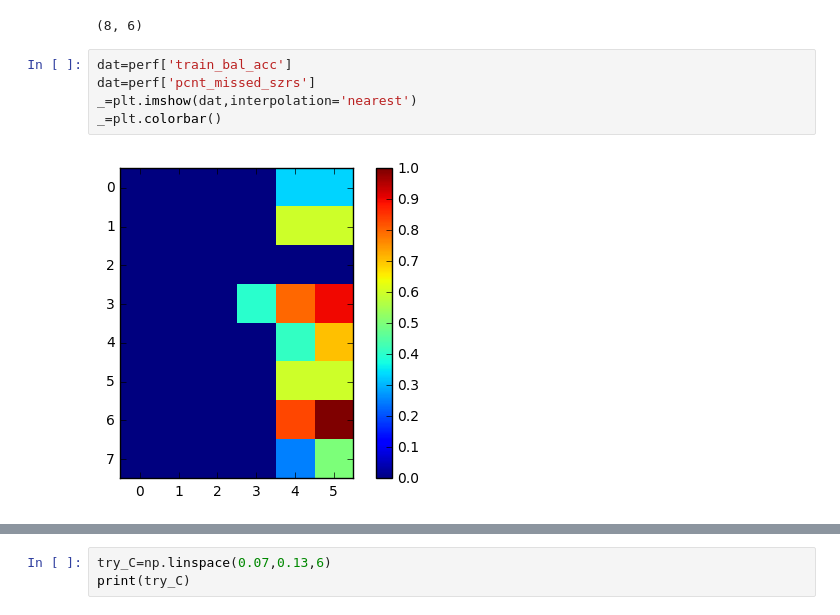
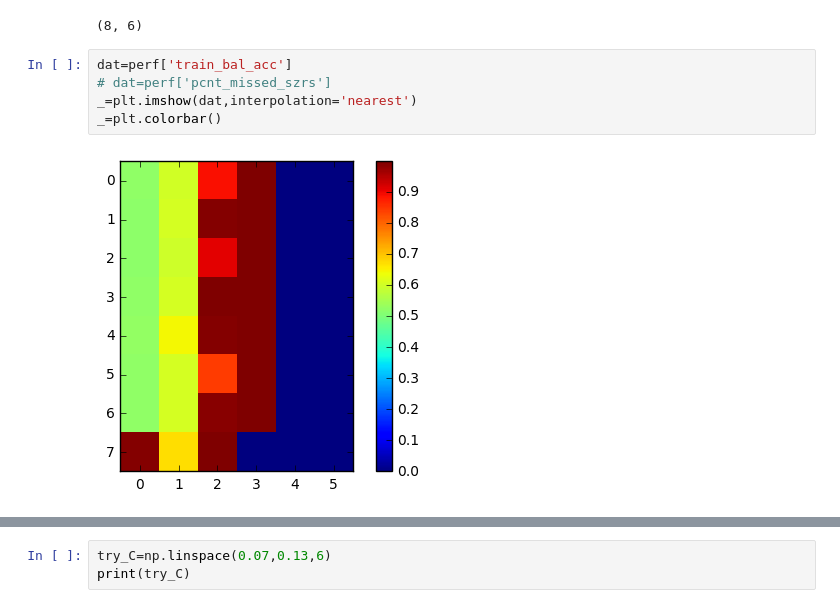
Before and after one commit to dmgroppe/SZR_ANT, a Jupyter notebook: perf_smry_grid_lap.ipynb, the cells around one changed output, grey strips where cells are left out. Cells and saved outputs as stored; diff of their text form.

```diff
--- a/perf_smry_grid_lap.ipynb
+++ b/perf_smry_grid_lap.ipynb
@@ -51,11 +51,11 @@ dat.shape
 (8, 6)
 # %%
 dat=perf['train_bal_acc']
-dat=perf['pcnt_missed_szrs']
+# dat=perf['pcnt_missed_szrs']
 _=plt.imshow(dat,interpolation='nearest')
 _=plt.colorbar()
 # %% [output]
-[figure, old version]
+[figure, new version]
 # %%
 # Valid Sensitivity and Specificity
 dat=perf['valid_sens']
```
Also changed, not shown: parts of 2 cells of this notebook, 7 other files.
